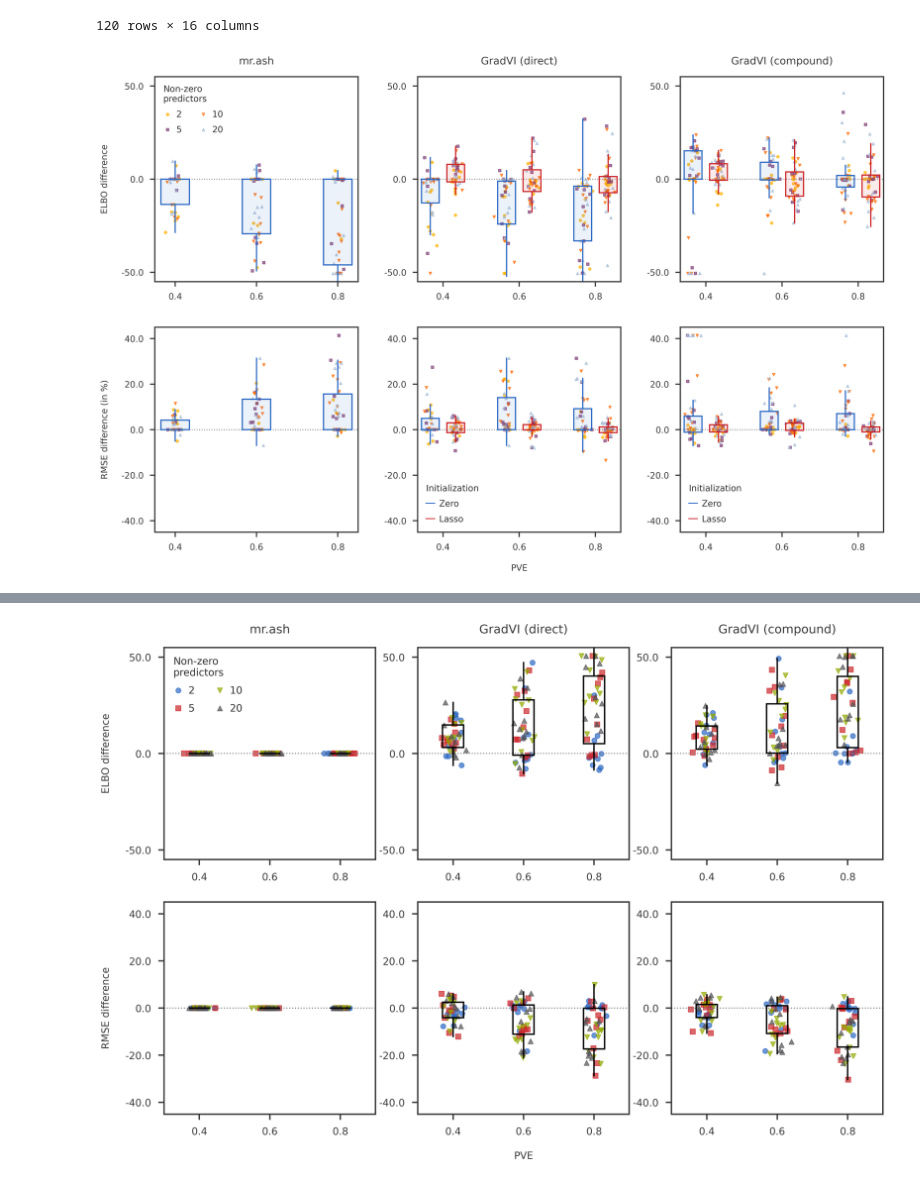
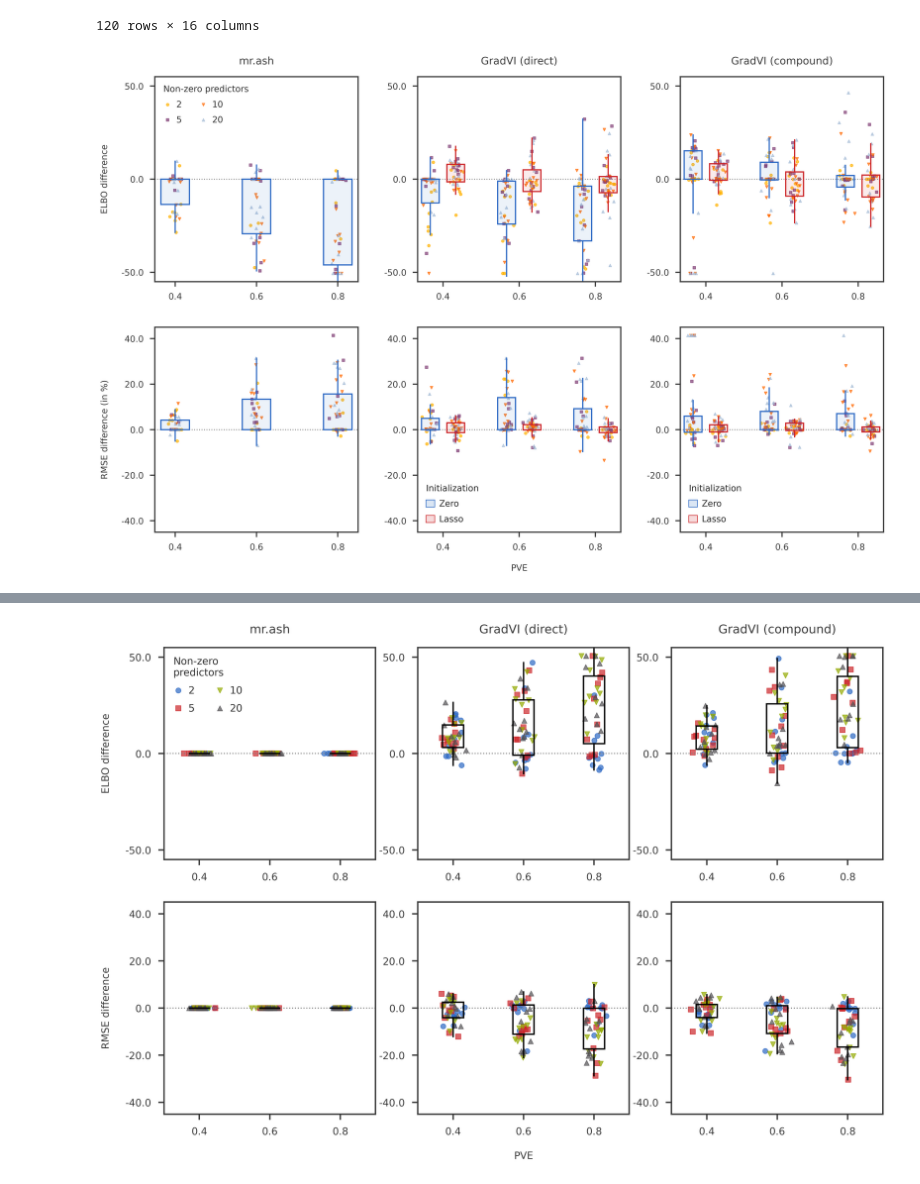
Before and after one commit to banskt/gradvi-experiments, a Jupyter notebook: analysis/elbo_comparison_block_correlation_init.ipynb, the cells around one changed output, grey strips where cells are left out. Saved outputs shown, nothing was run; the diff lists cells and outputs as text; code cells hidden in the pictures.

Commit message:
Presentation plot for correlated linear regression

```diff
--- a/analysis/elbo_comparison_block_correlation_init.ipynb
+++ b/analysis/elbo_comparison_block_correlation_init.ipynb
@@ -339,8 +339,6 @@ def plot_elbo_boxplot(ax, df, reference, targets,
                        widths = 0.7, patch_artist = True, notch = False,
                        flierprops = flierprops, boxprops = boxprops,
                        medianprops = medianprops, whiskerprops = whiskerprops)
-            if show_boxlegend:
-                ax.plot([], color = boxcolor, label = box_labels[i])
 
 
         label_positions = np.array(range(len(xvals))) * (nbox + 1) + (nbox - 1) / 2.0
@@ -350,10 +348,18 @@ def plot_elbo_boxplot(ax, df, reference, targets,
         mpl_utils.set_yticks(ax, scale = 'linear', spacing = 'linear')
 
         if show_boxlegend:
-            mhandles, mlabels = ax.get_legend_handles_labels()
+            #mhandles, mlabels = ax.get_legend_handles_labels()
+            mhandles = list()
+            mlabels  = list()
+            for i, target in enumerate(targets):
+                boxcolor = colors[i]
+                boxface = f'#{boxcolor[1:]}16'
+                mhandles.append(mpatches.Patch(facecolor = boxface, edgecolor = boxcolor))
+                mlabels.append(box_labels[i])
             leg1 = ax.legend(handles = mhandles, labels = mlabels, title = box_legend_title,
                              loc = 'lower left', bbox_to_anchor = (0.02, 0.02), ncol = 1)
             leg1._legend_box.align = "left"
+            ax.add_artist(leg1)
 
     # Scatter plot with jitter, showing sfix
     if showscatter:
@@ -379,9 +385,10 @@ def plot_elbo_boxplot(ax, df, reference, targets,
         # legend for number of causal predictors
         if show_scatterlegend:
             mhandles, mlabels = ax.get_legend_handles_labels()
-            leg1 = ax.legend(handles = mhandles, labels = mlabels, title = "Non-zero\npredictors",
+            by_label = dict(zip(mlabels, mhandles))
+            leg2 = ax.legend(handles = by_label.values(), labels = by_label.keys(), title = "Non-zero predictors",
                              loc = 'upper left', bbox_to_anchor = (0.02, 0.98), ncol = 2)
-            leg1._legend_box.align = "left"
+            leg2._legend_box.align = "left"
 
 
 fig = plt.figure(figsize = (18, 12))
@@ -411,31 +418,31 @@ plot_elbo_boxplot(ax3, elbodf_filtered,
 
 mse_ylim = [-45, 45]
 #mse_ylim = None
 plot_elbo_boxplot(ax4, msedf_filtered,
                   "mr_ash_lasso_init", ["mr_ash"],
                   comparison_mode = 'percentage_diff',
                   keep_outliers = False, ylim = mse_ylim)
 plot_elbo_boxplot(ax5, msedf_filtered,
                   "mr_ash_lasso_init", ["gradvi_direct", "gradvi_direct_lasso_init"],
                   show_boxlegend = True, box_labels = ["Zero", "Lasso"],
                   comparison_mode = 'percentage_diff',
                   keep_outliers = False, ylim = mse_ylim)
 plot_elbo_boxplot(ax6, msedf_filtered,
                   "mr_ash_lasso_init", ["gradvi_compound", "gradvi_compound_lasso_init"],
                   show_boxlegend = True, box_labels = ["Zero", "Lasso"],
                   comparison_mode = 'percentage_diff',
                   keep_outliers = False, ylim = mse_ylim)
 
 
 ax1.set_ylabel(r"ELBO difference")
 ax1.set_title("mr.ash", pad = 20)
 ax2.set_title("GradVI (direct)", pad = 20)
 ax3.set_title("GradVI (compound)", pad = 20)
 ax4.set_ylabel(r"RMSE difference (in %)")
 ax5.set_xlabel("PVE")
 
 plt.tight_layout(w_pad = 3.0, h_pad = 3.0)
 #utils.saveplot(fig, plotprefix)
 plt.show()
 # %% [output]
-[figure, old version]
+[figure, new version]
```
Also changed, not shown: parts of 2 cells of this notebook, 4 other files.
